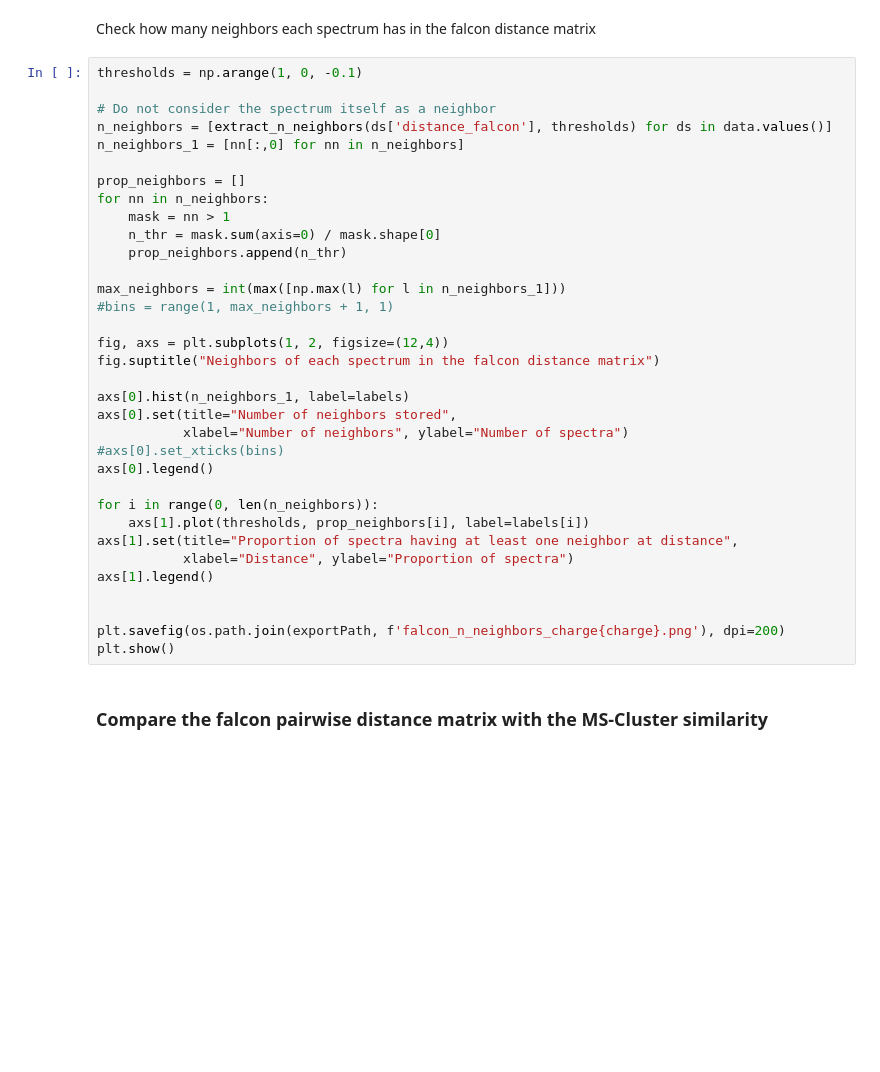
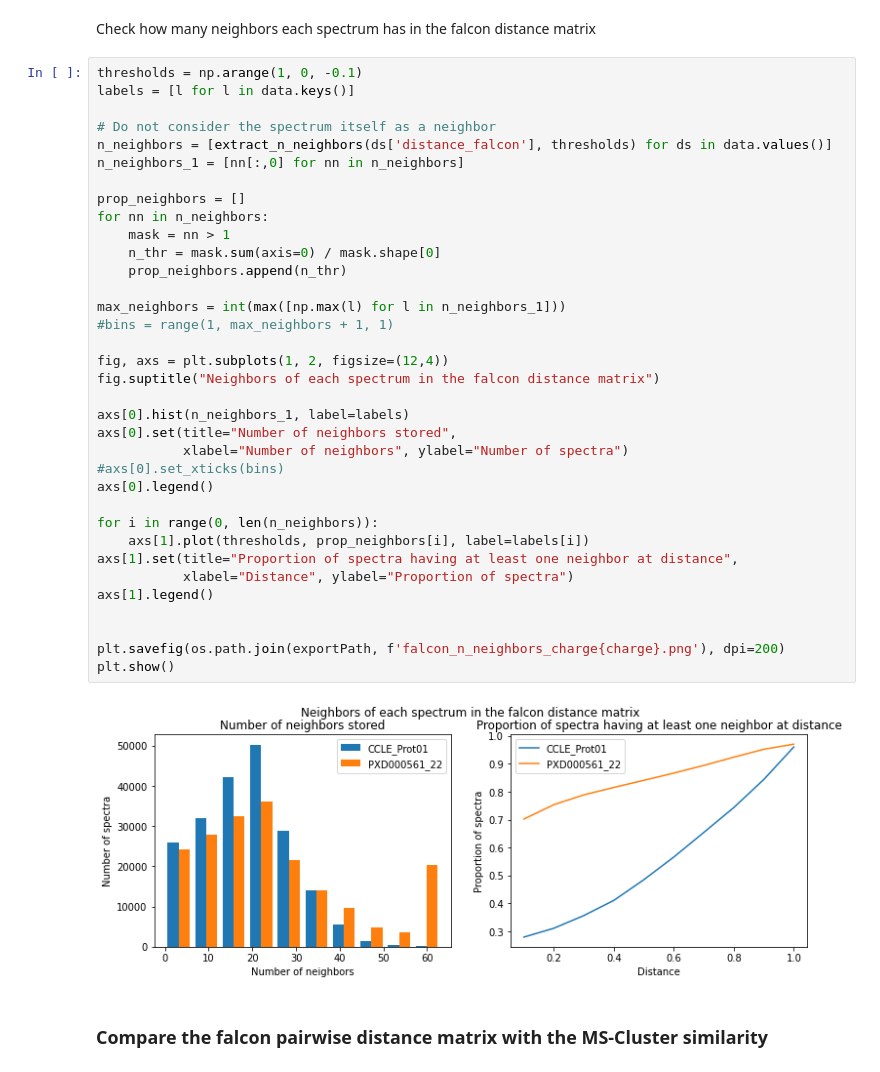
Before and after one commit to KilianMaes/falcon, a Jupyter notebook: notebooks/compareDistanceMatrices.ipynb, the cells around one changed output. Cells and saved outputs as stored; diff of their text form; blank space fills up the shorter version.

```diff
--- a/notebooks/compareDistanceMatrices.ipynb
+++ b/notebooks/compareDistanceMatrices.ipynb
@@ -144,38 +146,41 @@ plt.show()
 Check how many neighbors each spectrum has in the falcon distance matrix
 # %%
 thresholds = np.arange(1, 0, -0.1)
+labels = [l for l in data.keys()]
 
 # Do not consider the spectrum itself as a neighbor
 n_neighbors = [extract_n_neighbors(ds['distance_falcon'], thresholds) for ds in data.values()]
 n_neighbors_1 = [nn[:,0] for nn in n_neighbors]
 
 prop_neighbors = []
 for nn in n_neighbors:
     mask = nn > 1
     n_thr = mask.sum(axis=0) / mask.shape[0]
     prop_neighbors.append(n_thr)
 
 max_neighbors = int(max([np.max(l) for l in n_neighbors_1]))
 #bins = range(1, max_neighbors + 1, 1)
 
 fig, axs = plt.subplots(1, 2, figsize=(12,4))
 fig.suptitle("Neighbors of each spectrum in the falcon distance matrix")
 
 axs[0].hist(n_neighbors_1, label=labels)
 axs[0].set(title="Number of neighbors stored",
            xlabel="Number of neighbors", ylabel="Number of spectra")
 #axs[0].set_xticks(bins)
 axs[0].legend()
 
 for i in range(0, len(n_neighbors)):
     axs[1].plot(thresholds, prop_neighbors[i], label=labels[i])
 axs[1].set(title="Proportion of spectra having at least one neighbor at distance",
            xlabel="Distance", ylabel="Proportion of spectra")
 axs[1].legend()
 
 
 plt.savefig(os.path.join(exportPath, f'falcon_n_neighbors_charge{charge}.png'), dpi=200)
 plt.show()
+# %% [output]
+[figure, added]
 # %% [markdown]
 ### Compare the falcon pairwise distance matrix with the MS-Cluster similarity
 # %%
```
Also changed, not shown: parts of 5 cells of this notebook, 27 other files.
